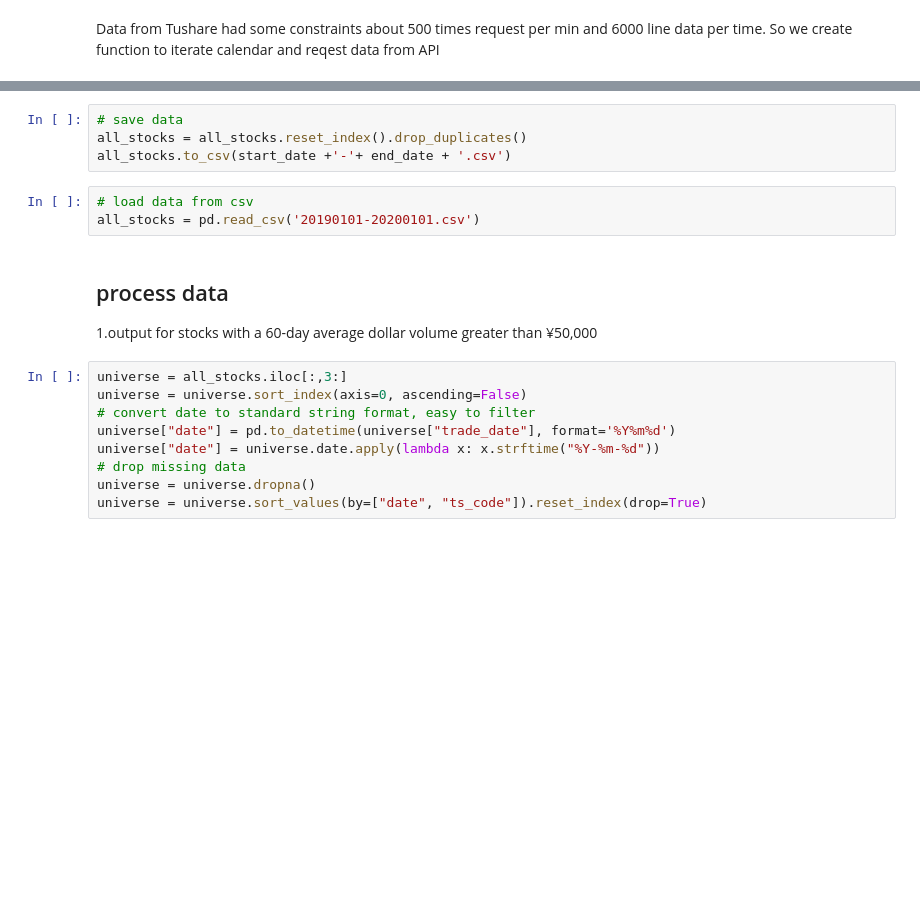
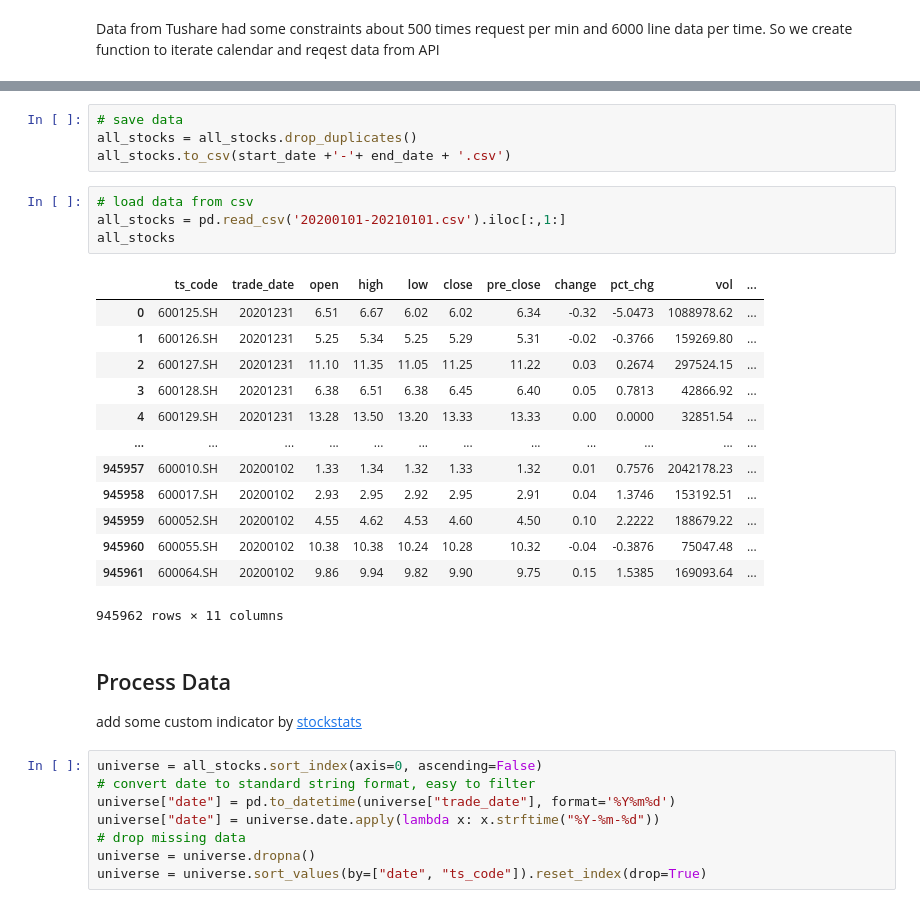
Before and after one commit to JiaRuiming-1/AI-Trading, a Jupyter notebook: P4_Factor_Rearch/TuShare_Coding.ipynb, the cells around one changed output, grey strips where cells are left out. Drawn from its saved outputs; the diff is of its cells as text; blank space fills up the shorter version.

```diff
--- a/P4_Factor_Rearch/TuShare_Coding.ipynb
+++ b/P4_Factor_Rearch/TuShare_Coding.ipynb
@@ -91,16 +93,30 @@ all_stocks
 # %%
 # save data
-all_stocks = all_stocks.reset_index().drop_duplicates()
+all_stocks = all_stocks.drop_duplicates()
 all_stocks.to_csv(start_date +'-'+ end_date + '.csv')
 # %%
 # load data from csv
-all_stocks = pd.read_csv('20190101-20200101.csv')
+all_stocks = pd.read_csv('20200101-20210101.csv').iloc[:,1:]
+all_stocks
+# %% [output]
+|  | ts_code | trade_date | open | high | low | close | pre_close | change | pct_chg | vol | ... |
+| 0 | 600125.SH | 20201231 | 6.51 | 6.67 | 6.02 | 6.02 | 6.34 | -0.32 | -5.0473 | 1088978.62 | ... |
+| 1 | 600126.SH | 20201231 | 5.25 | 5.34 | 5.25 | 5.29 | 5.31 | -0.02 | -0.3766 | 159269.80 | ... |
+| 2 | 600127.SH | 20201231 | 11.10 | 11.35 | 11.05 | 11.25 | 11.22 | 0.03 | 0.2674 | 297524.15 | ... |
+| 3 | 600128.SH | 20201231 | 6.38 | 6.51 | 6.38 | 6.45 | 6.40 | 0.05 | 0.7813 | 42866.92 | ... |
+| 4 | 600129.SH | 20201231 | 13.28 | 13.50 | 13.20 | 13.33 | 13.33 | 0.00 | 0.0000 | 32851.54 | ... |
+| ... | ... | ... | ... | ... | ... | ... | ... | ... | ... | ... | ... |
+| 945957 | 600010.SH | 20200102 | 1.33 | 1.34 | 1.32 | 1.33 | 1.32 | 0.01 | 0.7576 | 2042178.23 | ... |
+| 945958 | 600017.SH | 20200102 | 2.93 | 2.95 | 2.92 | 2.95 | 2.91 | 0.04 | 1.3746 | 153192.51 | ... |
+| 945959 | 600052.SH | 20200102 | 4.55 | 4.62 | 4.53 | 4.60 | 4.50 | 0.10 | 2.2222 | 188679.22 | ... |
+| 945960 | 600055.SH | 20200102 | 10.38 | 10.38 | 10.24 | 10.28 | 10.32 | -0.04 | -0.3876 | 75047.48 | ... |
+| 945961 | 600064.SH | 20200102 | 9.86 | 9.94 | 9.82 | 9.90 | 9.75 | 0.15 | 1.5385 | 169093.64 | ... |
+945962 rows × 11 columns
 # %% [markdown]
-## process data
-1.output for stocks with a 60-day average dollar volume greater than ¥50,000
+## Process Data
+add some custom indicator by [stockstats](https://pypi.org/project/stockstats/)
 # %%
-universe = all_stocks.iloc[:,3:]
-universe = universe.sort_index(axis=0, ascending=False)
+universe = all_stocks.sort_index(axis=0, ascending=False)
 # convert date to standard string format, easy to filter
 universe["date"] = pd.to_datetime(universe["trade_date"], format='%Y%m%d')
 universe["date"] = universe.date.apply(lambda x: x.strftime("%Y-%m-%d"))
```
Also changed, not shown: parts of 14 cells of this notebook.
